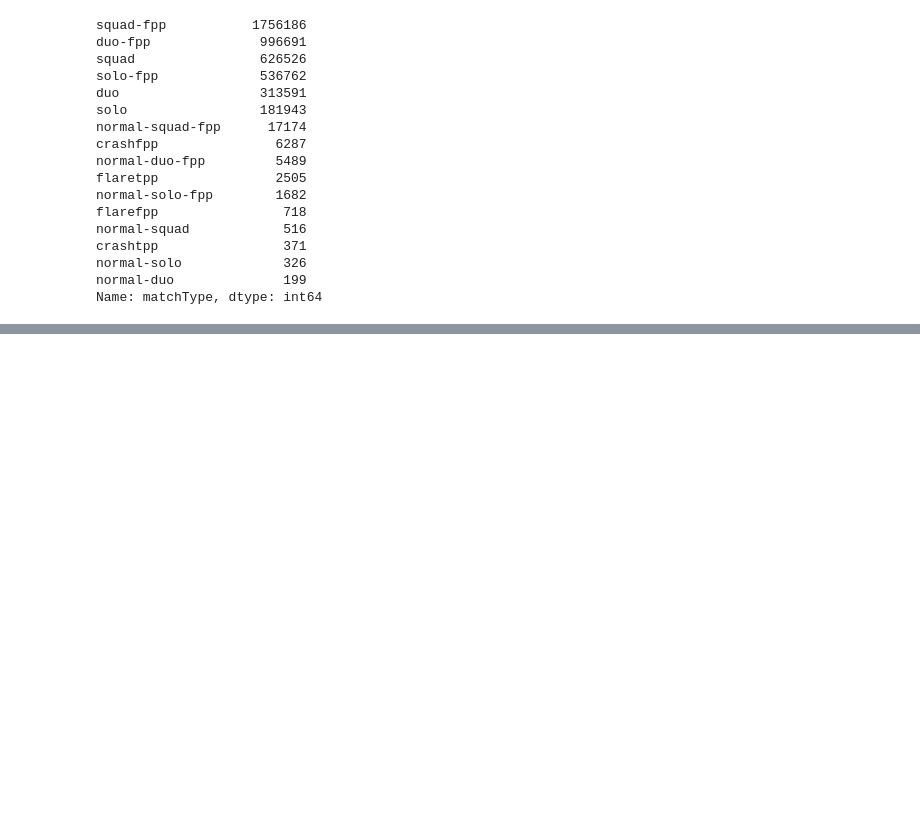
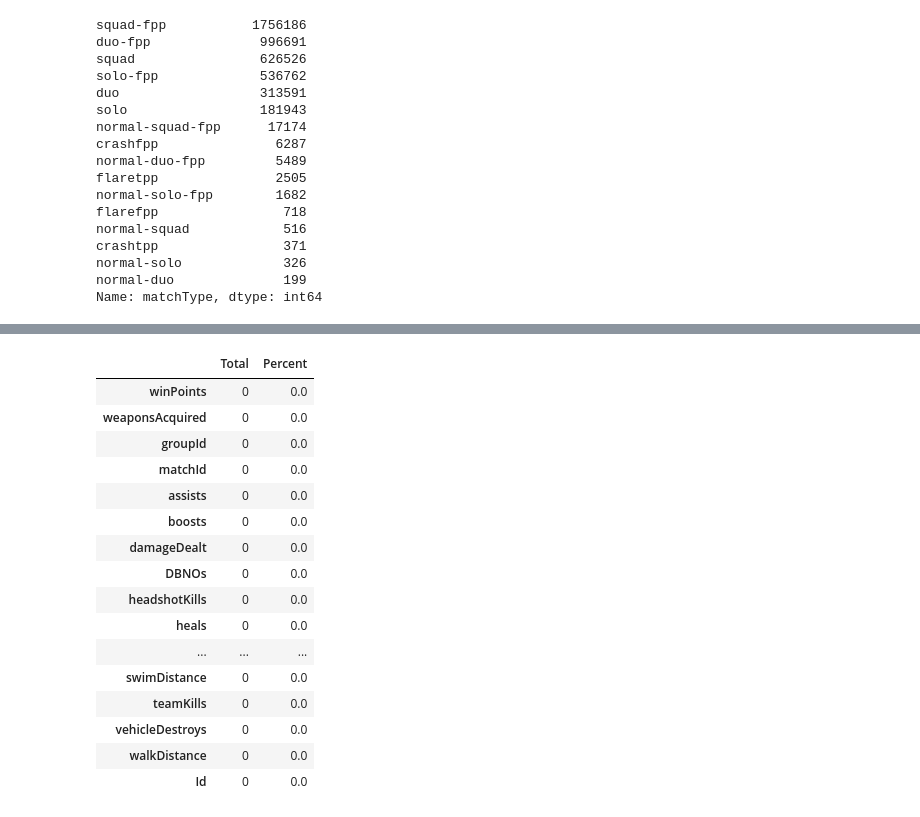
Before and after one commit to redman157/HocML, a Jupyter notebook: PUBG-dataset.ipynb, the cells around one changed output, grey strips where cells are left out. Saved outputs shown, nothing was run; the diff lists cells and outputs as text; code cells hidden in the pictures; blank space fills up the shorter version.

```diff
--- a/PUBG-dataset.ipynb
+++ b/PUBG-dataset.ipynb
@@ -262,0 +341,20 @@ ValueError: ignored
+# %%
+draw_missing_data_table(test_df_raw)
+# %% [output]
+|  | Total | Percent |
+| winPoints | 0 | 0.0 |
+| weaponsAcquired | 0 | 0.0 |
+| groupId | 0 | 0.0 |
+| matchId | 0 | 0.0 |
+| assists | 0 | 0.0 |
+| boosts | 0 | 0.0 |
+| damageDealt | 0 | 0.0 |
+| DBNOs | 0 | 0.0 |
+| headshotKills | 0 | 0.0 |
+| heals | 0 | 0.0 |
+| ... | ... | ... |
+| swimDistance | 0 | 0.0 |
+| teamKills | 0 | 0.0 |
+| vehicleDestroys | 0 | 0.0 |
+| walkDistance | 0 | 0.0 |
+| Id | 0 | 0.0 |
```
Also changed, not shown: parts of 16 cells of this notebook.
